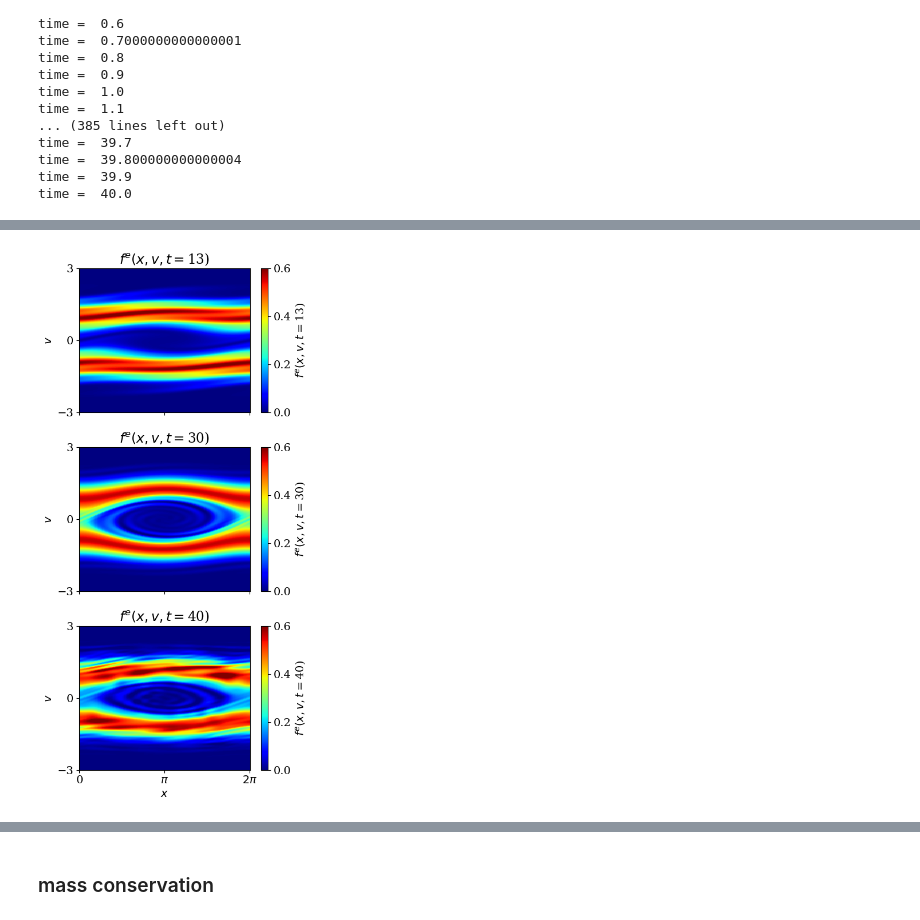
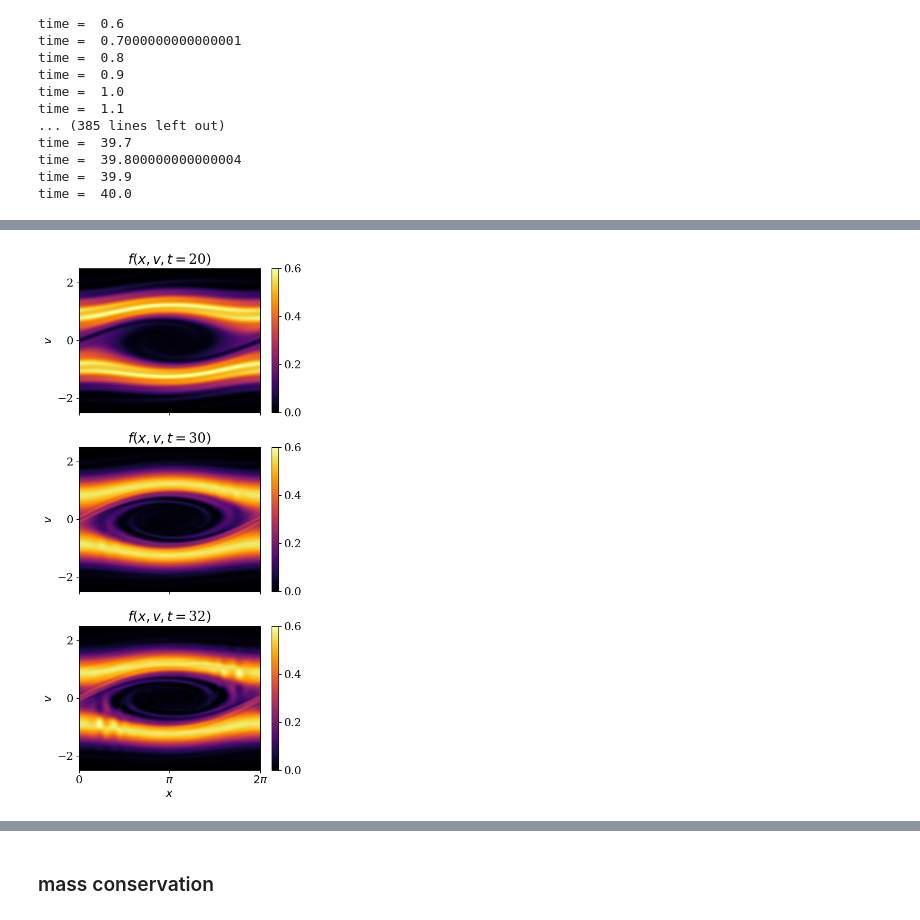
Before and after one commit to opaliss/HermiteFD-ROM, a Jupyter notebook: ROM/two_stream_instability_ROM.ipynb, the cells around one changed output, grey strips where cells are left out. Saved outputs shown, nothing was run; the diff lists cells and outputs as text; code cells hidden in the pictures.

```diff
--- a/ROM/two_stream_instability_ROM.ipynb
+++ b/ROM/two_stream_instability_ROM.ipynb
@@ -36,8 +36,8 @@ setup = SimulationSetupTwoStreamROM(Nx=251,
                                     alpha_e1=0.5,
                                     alpha_e2=0.5,
                                     alpha_i=np.sqrt(2 / 1836),
-                                    u_e1=-1.07,
-                                    u_e2=1.07,
+                                    u_e1=-1.065,
+                                    u_e2=1.065,
                                     u_i=0,
                                     L=2 * np.pi,
                                     dt=1e-2,
@@ -47,20 +47,20 @@ setup = SimulationSetupTwoStreamROM(Nx=251,
                                     nu_e2=15,
                                     n0_e1=0.5,
                                     n0_e2=0.5,
-                                    Nr=120,
-                                    M=3,
+                                    Nr=380,
+                                    M=5,
                                     problem_dir="two_stream",
-                                    Ur_e1=np.load("../data/ROM/two_stream/basis_SVD_e1_0_40_M_3.npy"),
-                                    Ur_e2=np.load("../data/ROM/two_stream/basis_SVD_e2_0_40_M_3.npy"),
+                                    Ur_e1=np.load("../data/ROM/two_stream/basis_SVD_e1_0_40_M_5.npy"),
+                                    Ur_e2=np.load("../data/ROM/two_stream/basis_SVD_e2_0_40_M_5.npy"),
                                     construct=False)
 # %%
 # ions (unperturbed + static)
 C0_ions = np.ones(setup.Nx) / setup.alpha_i
 # %%
 # velocity grid for plotting purposes
-v = np.linspace(-3, 3, int(1e3))
+v = np.linspace(-2.5, 2.5, int(1e3), endpoint=True)
 # spatial grid
-x = np.linspace(0, setup.L, setup.Nx + 1)
+x = np.linspace(0, setup.L, setup.Nx + 1, endpoint=True)
 # %% [markdown]
 ## simulation dataset
 # %%
@@ -145,7 +145,7 @@ time =  40.0
 # %%
 # plot the electric field
 fig, ax = plt.subplots(figsize=(5, 3))
-pos = ax.contourf(x, sol_midpoint_t, E_midpoint.T, cmap="RdBu", levels=30)
+pos = ax.contourf(x, sol_midpoint_t, E_midpoint.T, cmap="RdBu", levels=50)
 cbar = fig.colorbar(pos)
 cbar.ax.set_ylabel("$E(x, t)$", rotation=90)
 ax.set_title("$E(x, t)$")
@@ -155,5 +155,5 @@ _ = ax.set_xticklabels([r"0", r"$\pi$", r"$2\pi$"])
 _ = ax.set_ylabel("$t$")
 plt.tight_layout()
 
-#plt.savefig("../figs/FOM/bump_on_tail/electric_field_FOM_" + str(setup.u_e2)+ ".png", dpi=600)
+#plt.savefig("../figs/ROM/two_stream/electric_field_ROM_" + str(setup.u_e2)+ ".png", dpi=600)
 # %% [output]
@@ -248,28 +284,27 @@ plt.tight_layout()
 # %%
 # plot the phase space evolution as a function of time
 fig, ax = plt.subplots(nrows=3, figsize=(5, 10), sharex=True)
-for tt, ii in enumerate([len(sol_midpoint_t)//3, int(3*len(sol_midpoint_t)//4), -1]):
+for tt, ii in enumerate([int(len(sol_midpoint_t)//2), int(3*len(sol_midpoint_t)//4), -80]):
     ii = int(ii)
     distribution1 = np.zeros((len(x), len(v)))
     distribution2 = np.zeros((len(x), len(v)))
     for jj in range(setup.Nv):
         distribution1 += np.outer(state_e1_midpoint[jj, :, ii], psi_ln_aw(v=v, u_s=setup.u_e1, alpha_s=setup.alpha_e1, n=jj))
         distribution2 += np.outer(state_e2_midpoint[jj, :, ii], psi_ln_aw(v=v, u_s=setup.u_e2, alpha_s=setup.alpha_e2, n=jj))
-    pos = ax[tt].pcolormesh(x, v, (distribution1 + distribution2).T, cmap="jet", vmin=0, vmax=0.6, shading="nearest")
-    ax[tt].set_yticks([-3, 0, 3])
+    pos = ax[tt].pcolormesh(x, v, (distribution1 + distribution2).T, cmap="inferno", vmin=0, vmax=0.6, shading="gouraud")
+    ax[tt].set_yticks([-2, 0, 2])
     ax[tt].set_ylabel("$v$")
     cbar = fig.colorbar(pos)
-    cbar.ax.set_ylabel('$f^{e}(x, v, t=$' + str(int(sol_midpoint_t[ii])) + ")", rotation=90)
     cbar.ax.set_yticks([0,  0.2, 0.4, 0.6])
-    ax[tt].set_title("$f^{e}(x, v, t=$" + str(int(sol_midpoint_t[ii])) + ")")
+    ax[tt].set_title("$f(x, v, t=$" + str(int(sol_midpoint_t[ii])) + ")")
 
 ax[tt].set_xlabel("$x$")
 ax[tt].set_xticks([0, np.pi, 2*np.pi])
 ax[tt].set_xticklabels([r"0", r"$\pi$", r"$2\pi$"])
 plt.tight_layout()
-plt.savefig("../figs/ROM/two_stream/two_stream_evolution_" + str(setup.u_e2) + "_Nr_" + str(setup.Nr) + ".png", dpi=600)
+plt.savefig("../figs/ROM/two_stream/two_stream_evolution_" + str(setup.u_e2) + "_Nr_" + str(setup.Nr) + ".png", dpi=200)
 # %% [output]
-[figure, old version]
+[figure, new version]
 # %%
 # np.save("../data/FOM/two_stream/sample_" + str(setup.u_e2) + "/distribution_final.npy", distribution1 + distribution2)
 # %%
```
Also changed, not shown: parts of 12 cells of this notebook, 8 other files.
